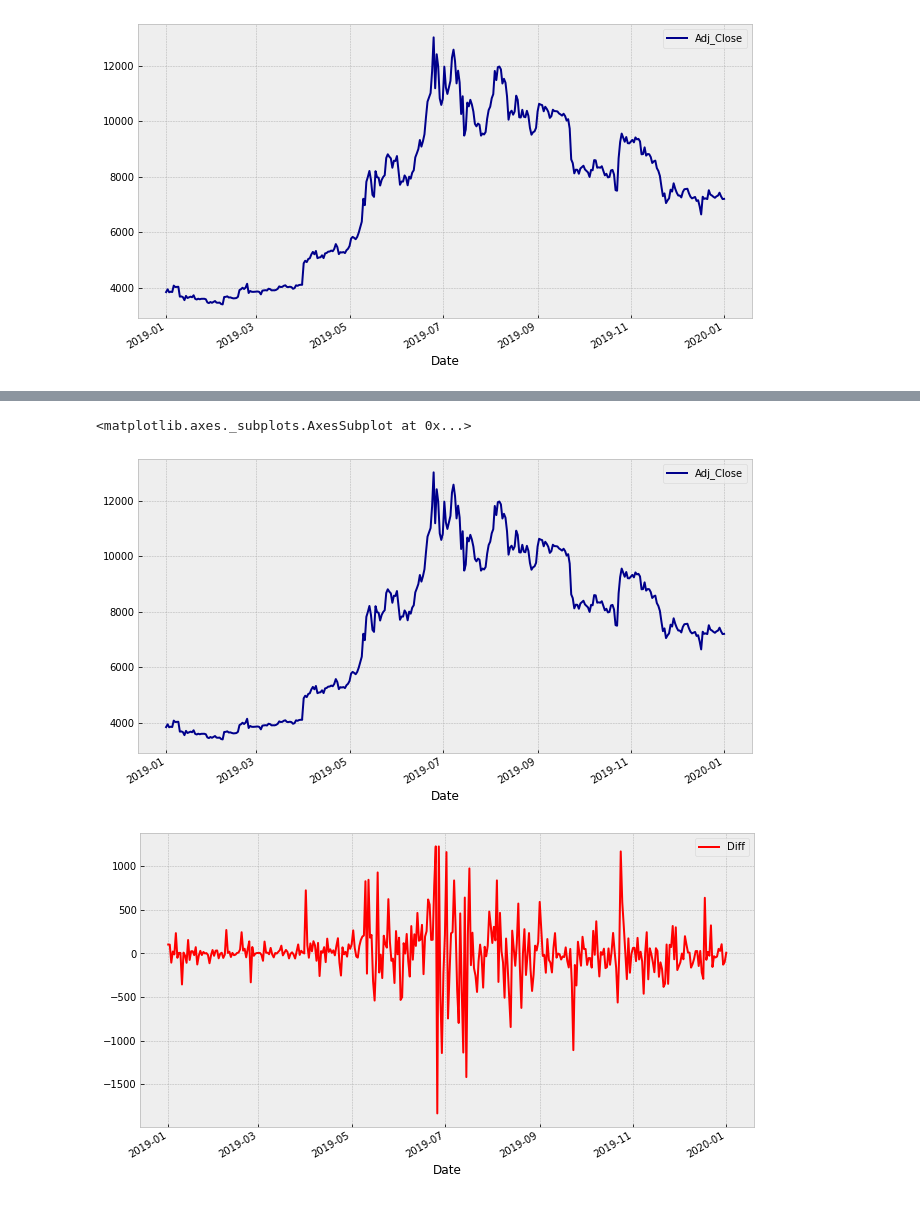
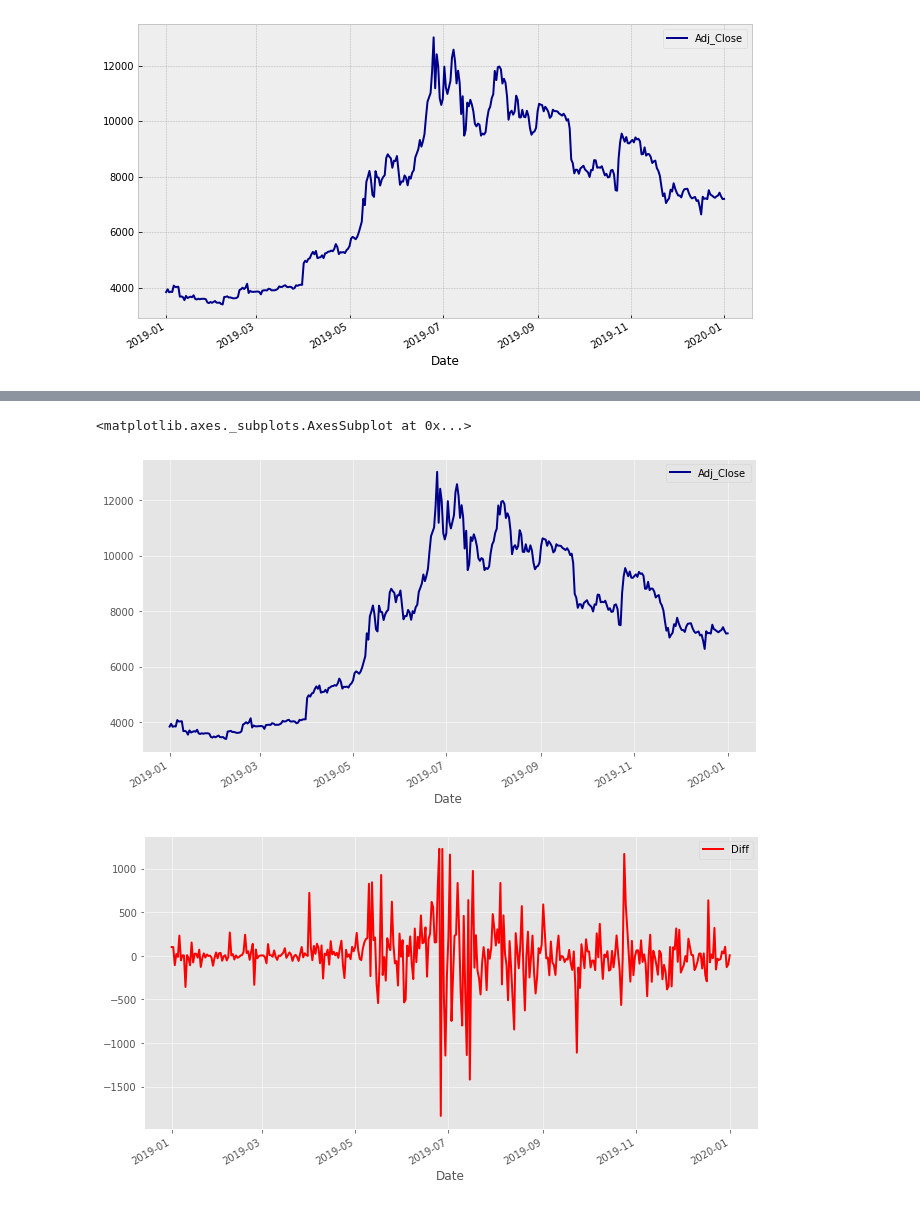
Before and after one commit to cristiandarioortegayubro/Ciencia-de-Datos-en-Ciencias-Economicas-con-Python, a Jupyter notebook: Mis_Primeras_Visualizaciones_01.ipynb, the cells around one changed output, grey strips where cells are left out. Saved outputs shown, nothing was run; the diff lists cells and outputs as text; code cells hidden in the pictures.

```diff
--- a/Mis_Primeras_Visualizaciones_01.ipynb
+++ b/Mis_Primeras_Visualizaciones_01.ipynb
@@ -49,7 +49,7 @@ df.plot('Date','Adj_Close', kind='line', figsize=(11,6), color='darkblue')
 <matplotlib.axes._subplots.AxesSubplot at 0x...>
 [figure]
 # %%
-plt.style.use('bmh')
+plt.style.use('ggplot')
 df.plot('Date',['Adj_Close','Diff'], kind='line', figsize=(11,6), color=['darkblue','Red'])
 # %% [output]
 <matplotlib.axes._subplots.AxesSubplot at 0x...>
@@ -57,8 +57,8 @@ df.plot('Date',['Adj_Close','Diff'], kind='line', figsize=(11,6), color=['darkbl
 # %%
-plt.style.use('bmh')
+plt.style.use('tableau-colorblind10')
 df.plot('Date','Adj_Close', kind='line', figsize=(11,6), color='darkblue')
 df.plot('Date','Diff', kind='line', figsize=(11,6), color='red')
 # %% [output]
 <matplotlib.axes._subplots.AxesSubplot at 0x...>
-[figure, old version]
+[figure, new version]
-[figure, old version]
+[figure, new version]
```
Also changed, not shown: parts of 4 cells of this notebook.
